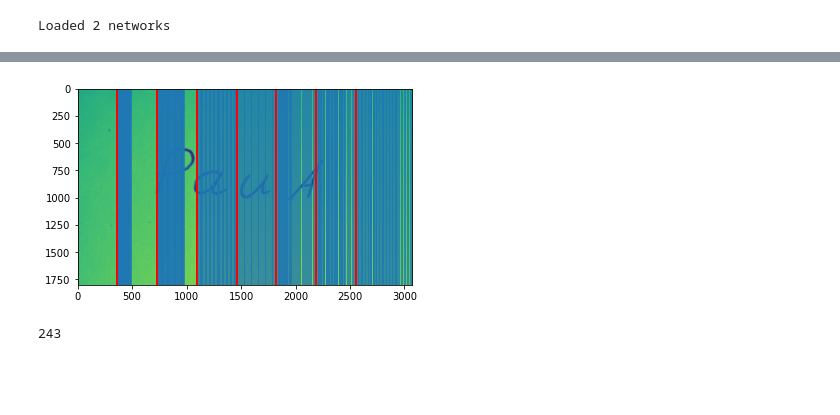
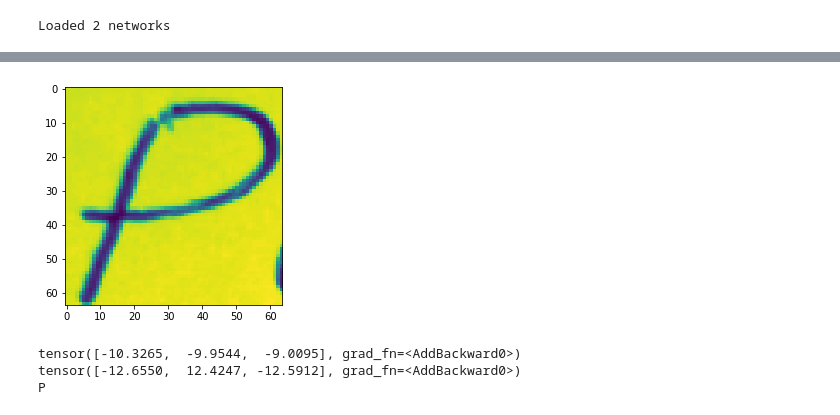
Before and after one commit to PauliusMilmantas/Lithuanian_OCR, a Jupyter notebook: Code/Detection.ipynb, the cells around one changed output, grey strips where cells are left out. Drawn from its saved outputs; the diff is of its cells as text; code cells hidden in the pictures; blank space fills up the shorter version.

```diff
--- a/Code/Detection.ipynb
+++ b/Code/Detection.ipynb
@@ -317,21 +307,31 @@ plt.show()
-# %%
-# Checking image coverage
-stepSize = 5
-
-counter = 0
-implot = plt.imshow(image)
-
-for i in range(int(image.shape[0]/(height/2))*2):
-  for m in range(int(image.shape[0]/(height/2))*8):
-    # if(i * (height/2) + m * i * int(image.shape[0]/(height/2)) <= image.shape[0]):
-    if(i * (height/2) + m * i * int(image.shape[0]/(height/2)) <= image.shape[1]):
-      plt.axvline(i*(height/2), c='r')
-      plt.axvline(i * (height/2) + m * i * int(image.shape[0]/(height/2)))
-      counter += 1
-plt.show()
-print(counter)
-# %% [output]
-[figure, removed]
-243
+# %%
+img = image[516:975, 672:1050]
+# img = image[736:998, 1056:1381]
+# img = image[771:1016, 1475:1781]
+img = resize(img, (64, 64))
+plt.imshow(img)
+plt.show()
+
+maxProb = 0
+network_idx = 0
+MaxRes = 0
+for t in range(len(networks)):
+  output = networks[t](torch.Tensor(img).flatten().float())
+  res = get_result(output)
+  prob = output[res - 1]
+
+  print(output)
+
+  if(prob > maxProb):
+    maxProb = prob
+    network_idx = t
+    MaxRes = res
+
+print(parse_letters(MaxRes, network_idx))
+# %% [output]
+[figure, added]
+tensor([-10.3265,  -9.9544,  -9.0095], grad_fn=<AddBackward0>)
+tensor([-12.6550,  12.4247, -12.5912], grad_fn=<AddBackward0>)
+P
 # %%
 letters = []
```
Also changed, not shown: parts of 7 cells of this notebook, 2 other files.
